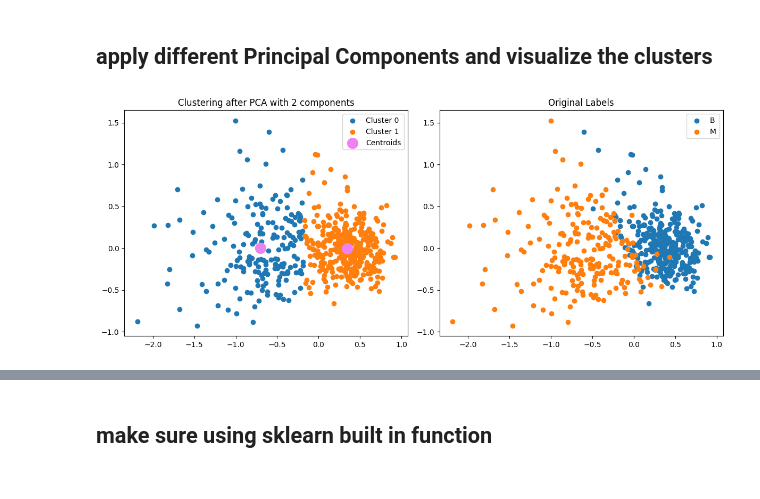
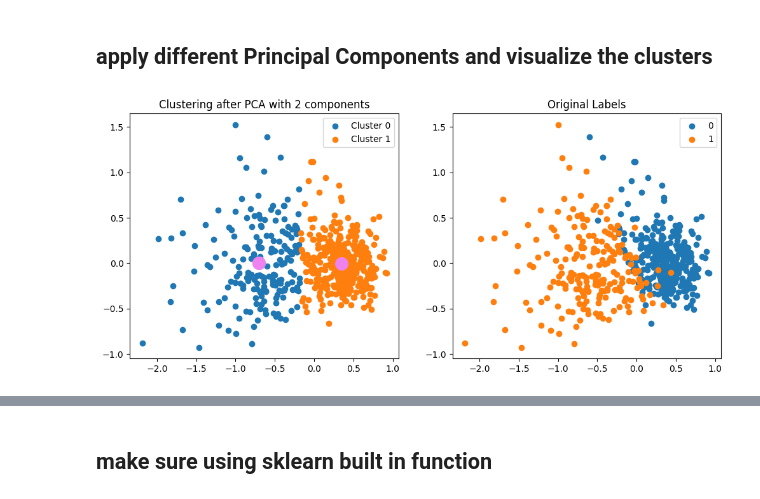
Before and after one commit to Tahker-w-tadmeer/intro_to_ml, a Jupyter notebook: ass 4-PCA and Kmeans/breast_cancer.ipynb, the cells around one changed output, grey strips where cells are left out. Cells and saved outputs as stored; diff of their text form; code cells hidden in the pictures.

Commit message:
visualize 3d and add some insights

```diff
--- a/ass 4-PCA and Kmeans/breast_cancer.ipynb
+++ b/ass 4-PCA and Kmeans/breast_cancer.ipynb
@@ -175,6 +175,7 @@ class KMeans_me:
 
     def _euclidean_distance(self, x1, x2):
         return np.sqrt(np.sum((x1 - x2) ** 2))
+
     def _manhattan_distance(self, x1, x2):
         return np.sum(np.abs(x1 - x2))
 
@@ -185,7 +186,7 @@ class KMeans_me:
             centroid = self.centroids[idx]
             for sample_idx in cluster:
                 sample = self.x[sample_idx]
-                sse += self._manhattan_distance(sample, centroid)**2
+                sse += self._euclidean_distance(sample, centroid)**2
         return sse
 # %% [markdown]
 # test k means without pca(cluster only)
@@ -264,38 +269,62 @@ Best K for Experiment 2 (after PCA): 2
 # %% [markdown]
 ## apply different  Principal Components and visualize the clusters
 # %%
-num_components_list = [2,3,5,7,9,13,16,23,30]
-for num_components in num_components_list:
-    # Apply PCA
-    pca = PCA_me(n_components=num_components)
-    pca.fit(X_std)
-    X_pca = pca.transform(X_std)
+#visualize  for pca using principal components od 2 in 2d dimension
+# Apply PCA
+pca = PCA_me(n_components=2)
+pca.fit(X_std)
+X_pca = pca.transform(X_std)
 
-    # Apply KMeans
-    kmeans = KMeans_me(k=best_k_exp1)
-    labels = kmeans.fit(X_pca)
-    centroids = kmeans.centroids
+# Apply KMeans
+kmeans = KMeans_me(k=best_k_exp1)
+labels = kmeans.fit(X_pca)
+centroids = kmeans.centroids
 
-    # Visualization - Compare with original labels
-    fig, axs = plt.subplots(1, 2, figsize=(12, 5))
+# Visualization - Compare with original labels
+fig, axs = plt.subplots(1, 2, figsize=(12, 5))
 
-    # Visualize clusters after PCA
-    for i in range(best_k_exp1):
-        cluster_points = X_pca[np.where(labels == i)]
-        axs[0].scatter(cluster_points[:, 0], cluster_points[:, 1], label=f'Cluster {i}')
-    axs[0].scatter(centroids[:, 0], centroids[:, 1], c='violet', s=200, alpha=1, label='Centroids')
+# Visualize clusters after PCA
+for i in range(best_k_exp1):
+    cluster_points = X_pca[np.where(labels == i)]
+    axs[0].scatter(cluster_points[:, 0], cluster_points[:, 1], label=f'Cluster {i}')
+    axs[0].scatter(centroids[:, 0], centroids[:, 1], c='violet', s=200, alpha=1)
+    axs[0].set_title(f'Clustering after PCA with {2} components')
+    axs[0].legend()
+for i in range(2):
+    target = X_pca[np.where(y == i)]
+    axs[1].scatter(target[:, 0], target[:, 1], label=f'{i}')
+    axs[1].set_title(f'Original Labels')
+    axs[1].legend()
+plt.show()
 
-    axs[0].set_title(f'Clustering after PCA with {num_components} components')
-    axs[0].legend()
-
-    # Visualize original labels
-    for i in range(2):
-        class_points = X_pca[np.where(y == i)]
-        axs[1].scatter(class_points[:, 0], class_points[:, 1], label=f'B' if i == 0 else 'M')
-    axs[1].set_title('Original Labels')
-    axs[1].legend()
-
-    plt.tight_layout()
-    plt.show()
+#visualize for pca using principal components of 3 in 3d dimension
+pca = PCA_me(n_components=3)
+pca.fit(X_std)
+X_pca = pca.transform(X_std)
+kmeans = KMeans_me(k=best_k_exp1)
+labels = kmeans.fit(X_pca)
+centroids = kmeans.centroids
+fig = plt.figure(figsize=(20,20))
+# Visualization in 3D
+ax = fig.add_subplot(111, projection='3d')
+for i in range(best_k_exp1):
+    cluster_points = X_pca[np.where(labels == i)]
+    ax.scatter(cluster_points[:, 0], cluster_points[:, 1], cluster_points[:, 2], label=f'Cluster {i}')
+    ax.scatter(centroids[:, 0], centroids[:, 1], centroids[:, 2], c='violet', s=200, alpha=1)
+    ax.set_title(f'Clustering after PCA with {3} components')
+    ax.set_xlabel('PC1')
+    ax.set_ylabel('PC2')
+    ax.set_zlabel('PC3')
+    ax.legend()
+plt.show()
+# visualize target values
+fig = plt.figure(figsize=(20,20))
+ax = fig.add_subplot(111, projection='3d')
+for i in range(2):
+    target = X_pca[np.where(y == i)]
+    ax.scatter(target[:, 0], target[:,1],target[:,2],label=f'melignant'if i==1 else 'benign')
+    ax.set_title(f'Original Labels')
+    ax.legend()
+plt.show()
 # %% [output]
-[figure, old version]
+[figure, new version]
```
Also changed, not shown: parts of 6 cells of this notebook, 1 other file.
